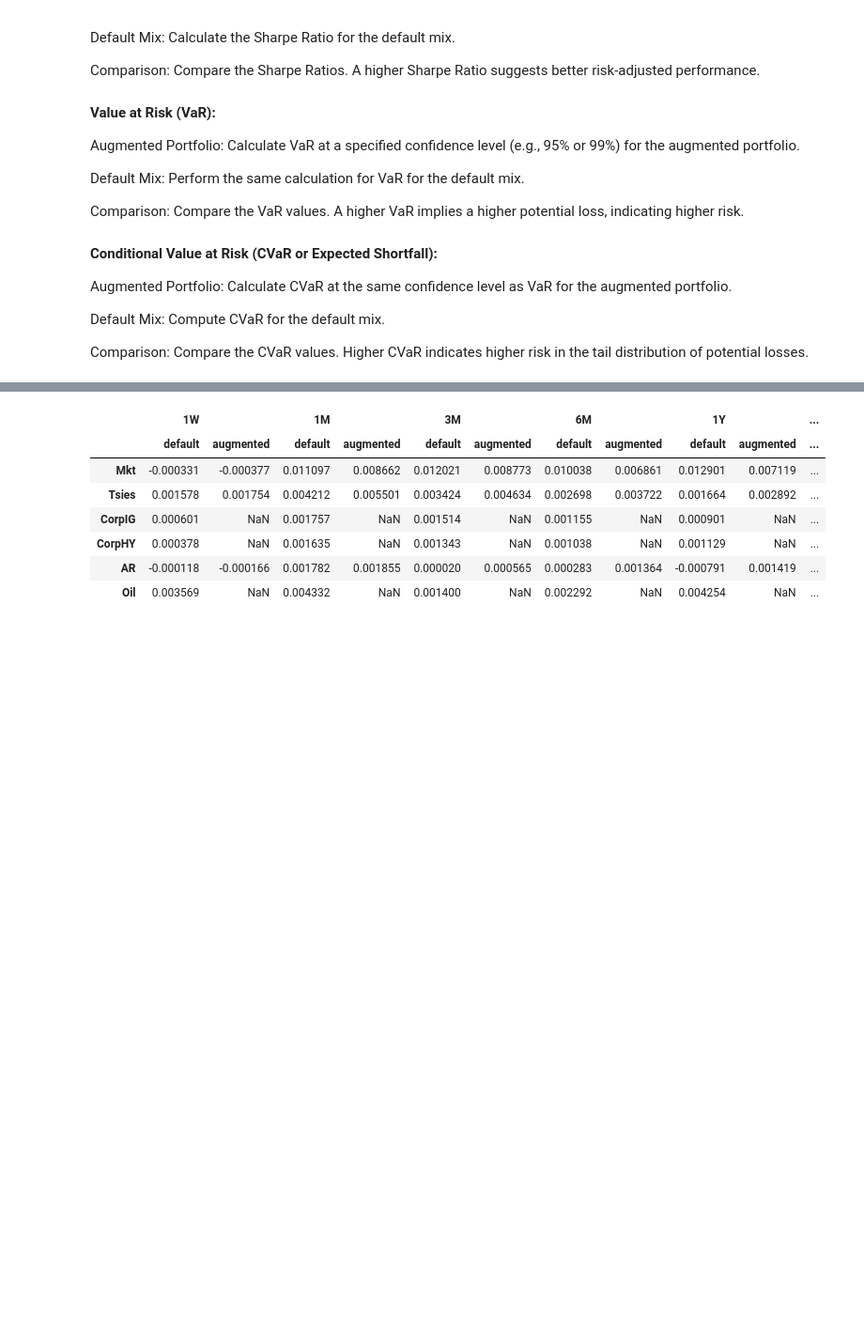
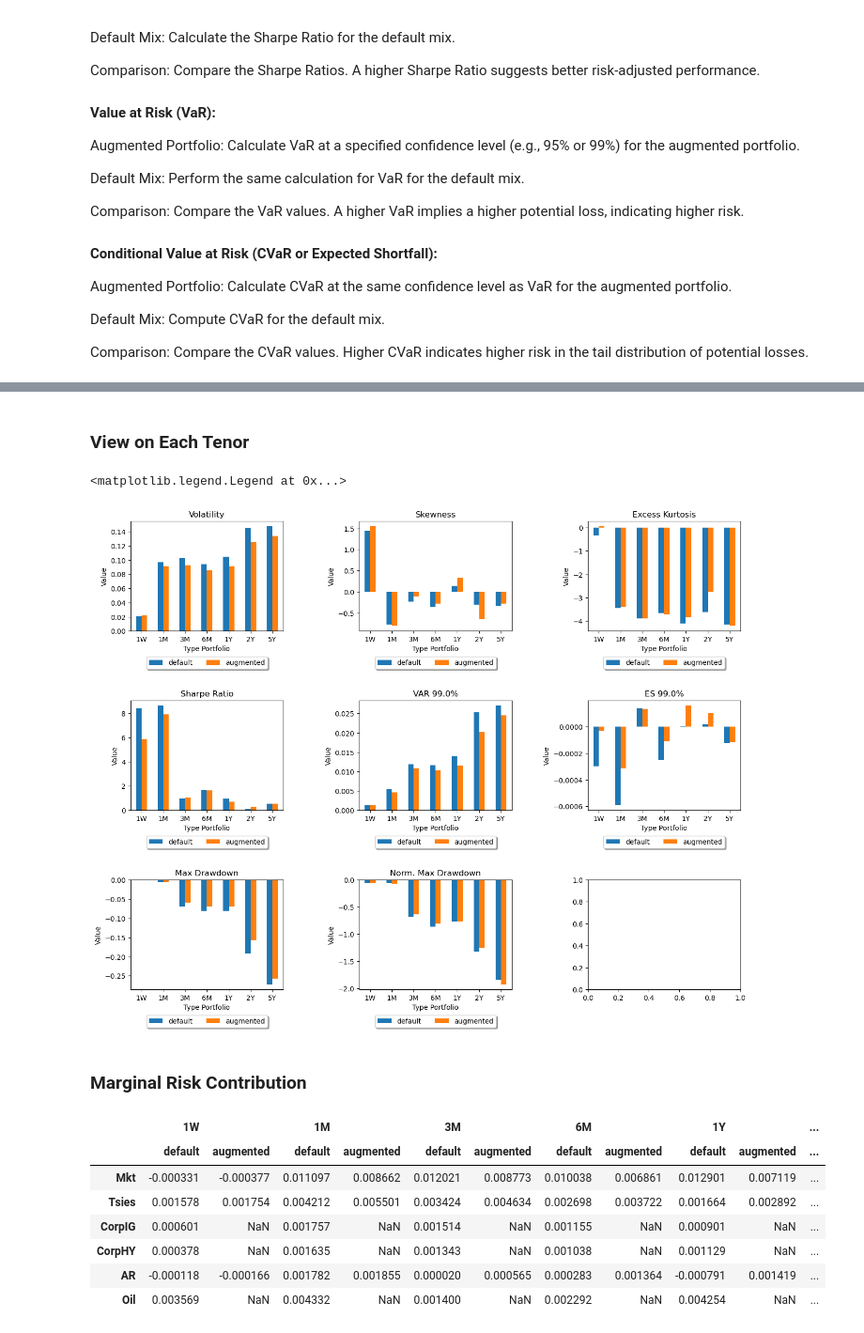
Before and after one commit to GuillaumeIdameKoralage/Academic-Projects, a Jupyter notebook: Risk Measurement/Risk Measurement Project.ipynb, the cells around one changed output, grey strips where cells are left out. Shown at 94% size. Drawn from its saved outputs; the diff is of its cells as text; code cells hidden in the pictures; blank space fills up the shorter version.

```diff
--- a/Risk Measurement/Risk Measurement Project.ipynb
+++ b/Risk Measurement/Risk Measurement Project.ipynb
@@ -375,3 +448,61 @@ axs[1,2].legend(loc='upper center', bbox_to_anchor=(0.5, -0.15),fancybox=True, s
+# %% [markdown]
+### View on Each Tenor
+# %%
+fig, axs = plt.subplots(3, 3, figsize = (15, 12))
+fig.tight_layout(pad=8.0)
+
+tenor_metrics.loc[["default", "augmented"]].xs("Volatility", axis = 1, level = 1).T.plot(kind = "bar", rot = 0, ax = axs[0,0])
+axs[0,0].set_title("Volatility")
+axs[0,0].set_xlabel("Type Portfolio")
+axs[0,0].set_ylabel("Value")
+axs[0,0].legend(loc='upper center', bbox_to_anchor=(0.5, -0.20),fancybox=True, shadow=True, ncol=3)
+
+tenor_metrics.loc[["default", "augmented"]].xs("Skewness", axis = 1, level = 1).T.plot(kind = "bar", rot = 0, ax = axs[0,1])
+axs[0,1].set_title("Skewness")
+axs[0,1].set_xlabel("Type Portfolio")
+axs[0,1].set_ylabel("Value")
+axs[0,1].legend(loc='upper center', bbox_to_anchor=(0.5, -0.20),fancybox=True, shadow=True, ncol=3)
+
+tenor_metrics.loc[["default", "augmented"]].xs("Excess Kurtosis", axis = 1, level = 1).T.plot(kind = "bar", rot = 0, ax = axs[0,2])
+axs[0,2].set_title("Excess Kurtosis")
+axs[0,2].set_xlabel("Type Portfolio")
+axs[0,2].set_ylabel("Value")
+axs[0,2].legend(loc='upper center', bbox_to_anchor=(0.5, -0.20),fancybox=True, shadow=True, ncol=3)
+
+tenor_metrics.loc[["default", "augmented"]].xs("Sharpe Ratio", axis = 1, level = 1).T.plot(kind = "bar", rot = 0, ax = axs[1,0])
+axs[1,0].set_title("Sharpe Ratio")
+axs[1,0].set_xlabel("Type Portfolio")
+axs[1,0].set_ylabel("Value")
+axs[1,0].legend(loc='upper center', bbox_to_anchor=(0.5, -0.20),fancybox=True, shadow=True, ncol=3)
+
+tenor_metrics.loc[["default", "augmented"]].xs("VAR 99.0%", axis = 1, level = 1).T.plot(kind = "bar", rot = 0, ax = axs[1,1])
+axs[1,1].set_title("VAR 99.0%")
+axs[1,1].set_xlabel("Type Portfolio")
+axs[1,1].set_ylabel("Value")
+axs[1,1].legend(loc='upper center', bbox_to_anchor=(0.5, -0.20),fancybox=True, shadow=True, ncol=3)
+
+tenor_metrics.loc[["default", "augmented"]].xs("ES 99.0%", axis = 1, level = 1).T.plot(kind = "bar", rot = 0, ax = axs[1,2])
+axs[1,2].set_title("ES 99.0%")
+axs[1,2].set_xlabel("Type Portfolio")
+axs[1,2].set_ylabel("Value")
+axs[1,2].legend(loc='upper center', bbox_to_anchor=(0.5, -0.20),fancybox=True, shadow=True, ncol=3)
+
+tenor_metrics.loc[["default", "augmented"]].xs("Max Drawdown", axis = 1, level = 1).T.plot(kind = "bar", rot = 0, ax = axs[2,0])
+axs[2,0].set_title("Max Drawdown")
+axs[2,0].set_xlabel("Type Portfolio")
+axs[2,0].set_ylabel("Value")
+axs[2,0].legend(loc='upper center', bbox_to_anchor=(0.5, -0.20),fancybox=True, shadow=True, ncol=3)
+
+tenor_metrics.loc[["default", "augmented"]].xs("Norm. Max Drawdown", axis = 1, level = 1).T.plot(kind = "bar", rot = 0, ax = axs[2,1])
+axs[2,1].set_title("Norm. Max Drawdown")
+axs[2,1].set_xlabel("Type Portfolio")
+axs[2,1].set_ylabel("Value")
+axs[2,1].legend(loc='upper center', bbox_to_anchor=(0.5, -0.20),fancybox=True, shadow=True, ncol=3)
+# %% [output]
+<matplotlib.legend.Legend at 0x...>
+[figure, new version]
+# %% [markdown]
+### Marginal Risk Contribution
 # %%
 def get_mcr(returns, list_weights) :
     cov_matrix = returns.cov() * 252
```
Also changed, not shown: parts of 26 cells of this notebook.
